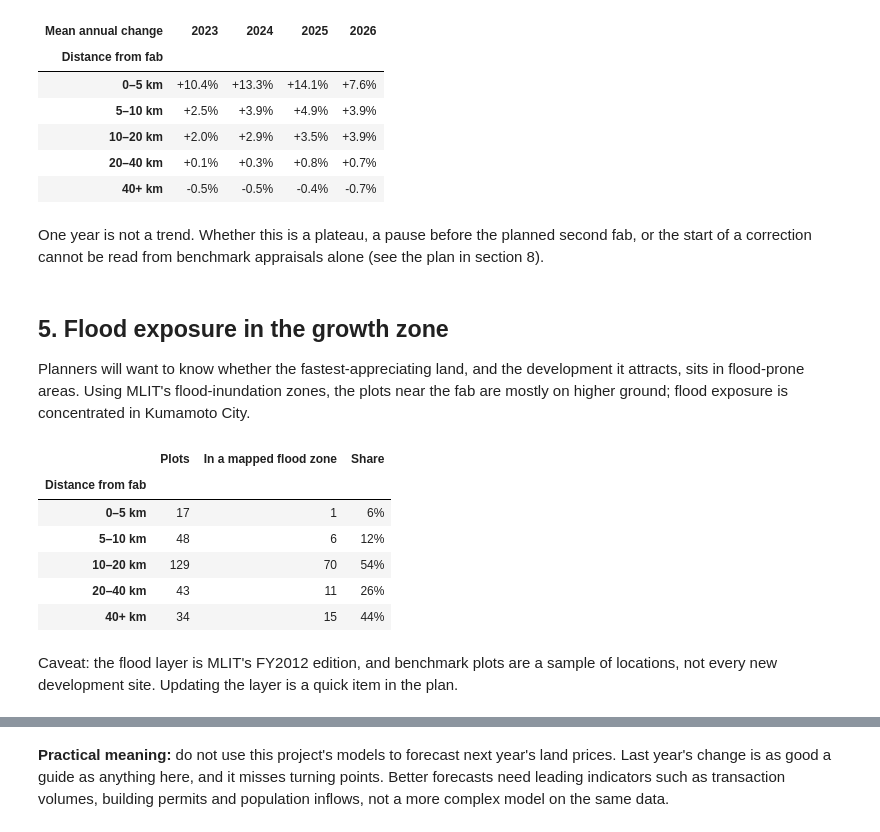
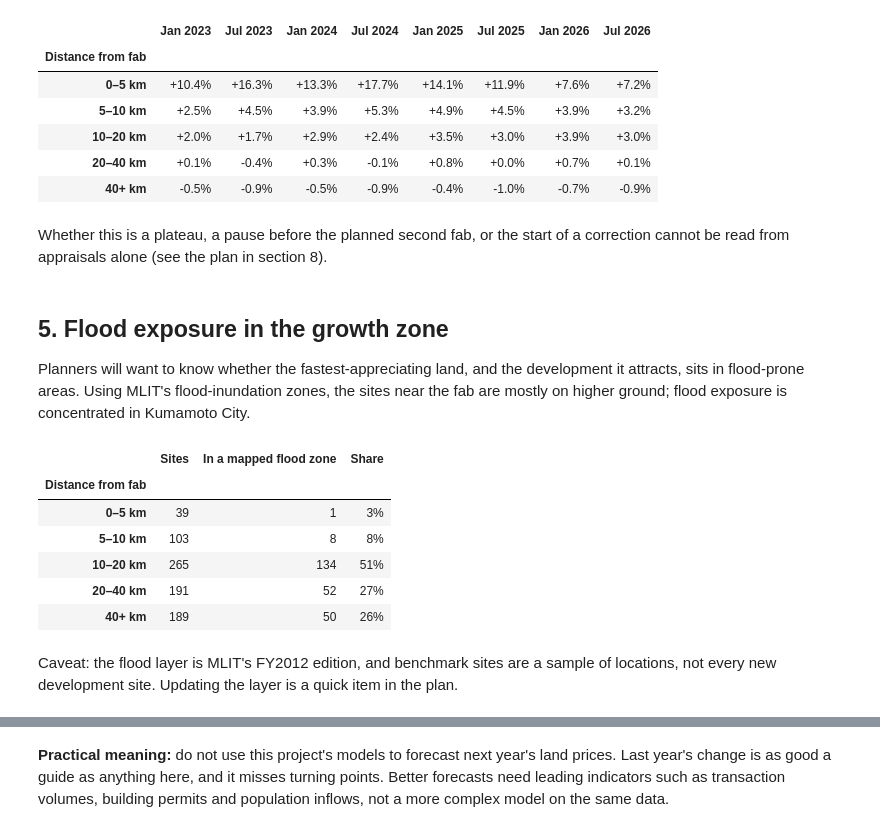
Before and after one commit to SarthakDT/jasm_real_estate_spatial_ML, a Jupyter notebook: notebooks/findings.ipynb, the cells around one changed output, grey strips where cells are left out. Saved outputs shown, nothing was run; the diff lists cells and outputs as text; code cells hidden in the pictures.

```diff
--- a/notebooks/findings.ipynb
+++ b/notebooks/findings.ipynb
@@ -31,14 +32,17 @@ sys.path.insert(0, str(ROOT))
 import pandas as pd
 from IPython.display import Image, display
 from matplotlib.patches import Patch
-from src import config, fab_impact, plot_style, train
+from src import config, fab_impact, plot_style
 %matplotlib inline
 
-panel = pd.read_csv(fab_impact.PANEL_PATH, encoding="utf-8-sig")
-cum = pd.read_csv(fab_impact.CUMULATIVE_PATH, encoding="utf-8-sig")
 bands = pd.read_csv(fab_impact.DISTANCE_BANDS_PATH, encoding="utf-8-sig")
 did = json.load(open(fab_impact.DID_RESULTS_PATH, encoding="utf-8"))
 comparison = pd.read_csv(config.MODEL_COMPARISON_PATH)
-s2 = pd.read_csv(config.STAGE2_PATH, encoding="utf-8-sig")
 rings = pd.DataFrame(did["rings"])
+common = pd.read_csv(config.COMMON_SITES_PATH, encoding="utf-8-sig")
+# About 25 plots are valued by both surveys; count each physical site once.
+cum = pd.read_csv(fab_impact.CUMULATIVE_PATH, encoding="utf-8-sig")
+cum = cum[~cum["plot_id"].isin(common["l02_plot_id"])]
+stage2 = pd.concat([pd.read_csv(p, encoding="utf-8-sig") for p in (config.STAGE2_PATH, config.STAGE2_L02_PATH)])
+RING_LABELS = ["0–5 km", "5–10 km", "10–20 km", "20–40 km", "40+ km"]
 # %% [markdown]
@@ -96,21 +116,22 @@ towns = (cum.groupby("municipality")
          .agg(plots=("cum_change", "size"), change=("cum_change", "median"), km=("distance_to_jasm_km", "median"))
          .query("plots >= 3").sort_values("change"))
 prefecture = cum["cum_change"].median()
+shown = pd.concat([towns.tail(12), towns.head(4)]).drop_duplicates().sort_values("change")
 
 fig, ax = plot_style.figure(8, 6)
-colors = [plot_style.SERIES if km <= 10 else "#b4b2ab" for km in towns["km"]]
-ax.barh([f"{m}  ({km:.0f} km)" for m, km in zip(towns.index, towns["km"])], towns["change"], color=colors, height=0.65)
+colors = [plot_style.SERIES if km <= 10 else "#b4b2ab" for km in shown["km"]]
+ax.barh([f"{m}  ({km:.0f} km)" for m, km in zip(shown.index, shown["km"])], shown["change"], color=colors, height=0.65)
 ax.axvline(prefecture, color=plot_style.TEXT_SECONDARY, linestyle="--", linewidth=1)
 ax.text(prefecture + 0.8, -0.9, f"Prefecture median {prefecture:+.0f}%", fontsize=8, color=plot_style.TEXT_SECONDARY)
-for y, v in enumerate(towns["change"]):
+for y, v in enumerate(shown["change"]):
     ax.text(v + (0.8 if v >= 0 else -0.8), y, f"{v:+.0f}%", va="center", ha="left" if v >= 0 else "right", fontsize=8)
 ax.axvline(0, color=plot_style.TEXT_SECONDARY, linewidth=0.8)
-ax.set_xlim(towns["change"].min() - 6, towns["change"].max() + 6)
+ax.set_xlim(shown["change"].min() - 6, shown["change"].max() + 6)
 ax.grid(axis="y", visible=False)
-ax.legend(handles=[Patch(color=plot_style.SERIES, label="Median plot within 10 km of the fab"),
-                   Patch(color="#b4b2ab", label="Median plot farther away")],
+ax.legend(handles=[Patch(color=plot_style.SERIES, label="Median site within 10 km of the fab"),
+                   Patch(color="#b4b2ab", label="Median site farther away")],
           frameon=False, fontsize=8, loc="lower right")
 ax.set_xlabel("Median price change 2021–2026 (%)")
-plot_style.title(ax, "The fab towns gained about four times the prefecture median",
-                 "Median benchmark-plot price change by municipality; distance is the median plot's distance from the fab")
+plot_style.title(ax, "The fab towns gained more than ten times the prefecture median",
+                 f"Top 12 and bottom 4 of {len(towns)} municipalities; both surveys, each site counted once")
 # %% [output]
@@ -157,41 +177,42 @@ The 2026 valuation is the first in which growth near the fab slowed. Plots withi
 # %%
-recent = bands[bands["year"] >= 2023].pivot(index="band", columns="year", values="mean_pct_change")
-recent = recent.reindex([b[2] for b in fab_impact.BANDS])
-recent.rename_axis("Distance from fab").rename_axis("Mean annual change", axis=1).style.format("{:+.1f}%")
+recent = bands[bands["year"] >= 2023].pivot_table(index="band", columns=["survey", "year"], values="mean_pct_change")
+recent = recent.reindex(RING_LABELS)
+recent.columns = [f"{'Jan' if s == 'L01' else 'Jul'} {y}" for s, y in recent.columns]
+recent = recent[sorted(recent.columns, key=lambda c: (int(c[-4:]), c.startswith("Jul")))]
+recent.rename_axis("Distance from fab").style.format("{:+.1f}%")
 # %% [output]
-| Mean annual change | 2023 | 2024 | 2025 | 2026 |
-| Distance from fab |  |  |  |  |
-| 0–5 km | +10.4% | +13.3% | +14.1% | +7.6% |
-| 5–10 km | +2.5% | +3.9% | +4.9% | +3.9% |
-| 10–20 km | +2.0% | +2.9% | +3.5% | +3.9% |
-| 20–40 km | +0.1% | +0.3% | +0.8% | +0.7% |
-| 40+ km | -0.5% | -0.5% | -0.4% | -0.7% |
+|  | Jan 2023 | Jul 2023 | Jan 2024 | Jul 2024 | Jan 2025 | Jul 2025 | Jan 2026 | Jul 2026 |
+| Distance from fab |  |  |  |  |  |  |  |  |
+| 0–5 km | +10.4% | +16.3% | +13.3% | +17.7% | +14.1% | +11.9% | +7.6% | +7.2% |
+| 5–10 km | +2.5% | +4.5% | +3.9% | +5.3% | +4.9% | +4.5% | +3.9% | +3.2% |
+| 10–20 km | +2.0% | +1.7% | +2.9% | +2.4% | +3.5% | +3.0% | +3.9% | +3.0% |
+| 20–40 km | +0.1% | -0.4% | +0.3% | -0.1% | +0.8% | +0.0% | +0.7% | +0.1% |
+| 40+ km | -0.5% | -0.9% | -0.5% | -0.9% | -0.4% | -1.0% | -0.7% | -0.9% |
 # %% [markdown]
-One year is not a trend. Whether this is a plateau, a pause before the planned second fab, or the start of a correction cannot be read from benchmark appraisals alone (see the plan in section 8).
+Whether this is a plateau, a pause before the planned second fab, or the start of a correction cannot be read from appraisals alone (see the plan in section 8).
 # %% [markdown]
 ## 5. Flood exposure in the growth zone
 
-Planners will want to know whether the fastest-appreciating land, and the development it attracts, sits in flood-prone areas. Using MLIT's flood-inundation zones, the plots near the fab are mostly on higher ground; flood exposure is concentrated in Kumamoto City.
+Planners will want to know whether the fastest-appreciating land, and the development it attracts, sits in flood-prone areas. Using MLIT's flood-inundation zones, the sites near the fab are mostly on higher ground; flood exposure is concentrated in Kumamoto City.
 # %%
-latest = s2.sort_values("valuation_year").groupby("plot_id").last()
-latest["ring"] = pd.cut(latest["distance_to_jasm_km"], [0, 5, 10, 20, 40, 200],
-                        labels=["0–5 km", "5–10 km", "10–20 km", "20–40 km", "40+ km"])
-flood = latest.groupby("ring", observed=True).agg(plots=("flood_risk_class", "size"),
+latest = stage2.sort_values("valuation_year").groupby("site_id").last()
+latest["ring"] = pd.cut(latest["distance_to_jasm_km"], [0, 5, 10, 20, 40, 200], labels=RING_LABELS)
+flood = latest.groupby("ring", observed=True).agg(sites=("flood_risk_class", "size"),
                                                   in_flood_zone=("flood_risk_class", lambda s: (s > 0).sum()))
-flood["share"] = flood["in_flood_zone"] / flood["plots"]
+flood["share"] = flood["in_flood_zone"] / flood["sites"]
 (flood.rename_axis("Distance from fab")
       .style.format({"share": "{:.0%}"})
-      .relabel_index(["Plots", "In a mapped flood zone", "Share"], axis=1))
+      .relabel_index(["Sites", "In a mapped flood zone", "Share"], axis=1))
 # %% [output]
-|  | Plots | In a mapped flood zone | Share |
+|  | Sites | In a mapped flood zone | Share |
 | Distance from fab |  |  |  |
-| 0–5 km | 17 | 1 | 6% |
-| 5–10 km | 48 | 6 | 12% |
-| 10–20 km | 129 | 70 | 54% |
-| 20–40 km | 43 | 11 | 26% |
-| 40+ km | 34 | 15 | 44% |
+| 0–5 km | 39 | 1 | 3% |
+| 5–10 km | 103 | 8 | 8% |
+| 10–20 km | 265 | 134 | 51% |
+| 20–40 km | 191 | 52 | 27% |
+| 40+ km | 189 | 50 | 26% |
 # %% [markdown]
-Caveat: the flood layer is MLIT's FY2012 edition, and benchmark plots are a sample of locations, not every new development site. Updating the layer is a quick item in the plan.
+Caveat: the flood layer is MLIT's FY2012 edition, and benchmark sites are a sample of locations, not every new development site. Updating the layer is a quick item in the plan.
 # %% [markdown]
 ## 6. What the forecasting models can and cannot do
 
```
Also changed, not shown: parts of 24 cells of this notebook, 5 other files.
